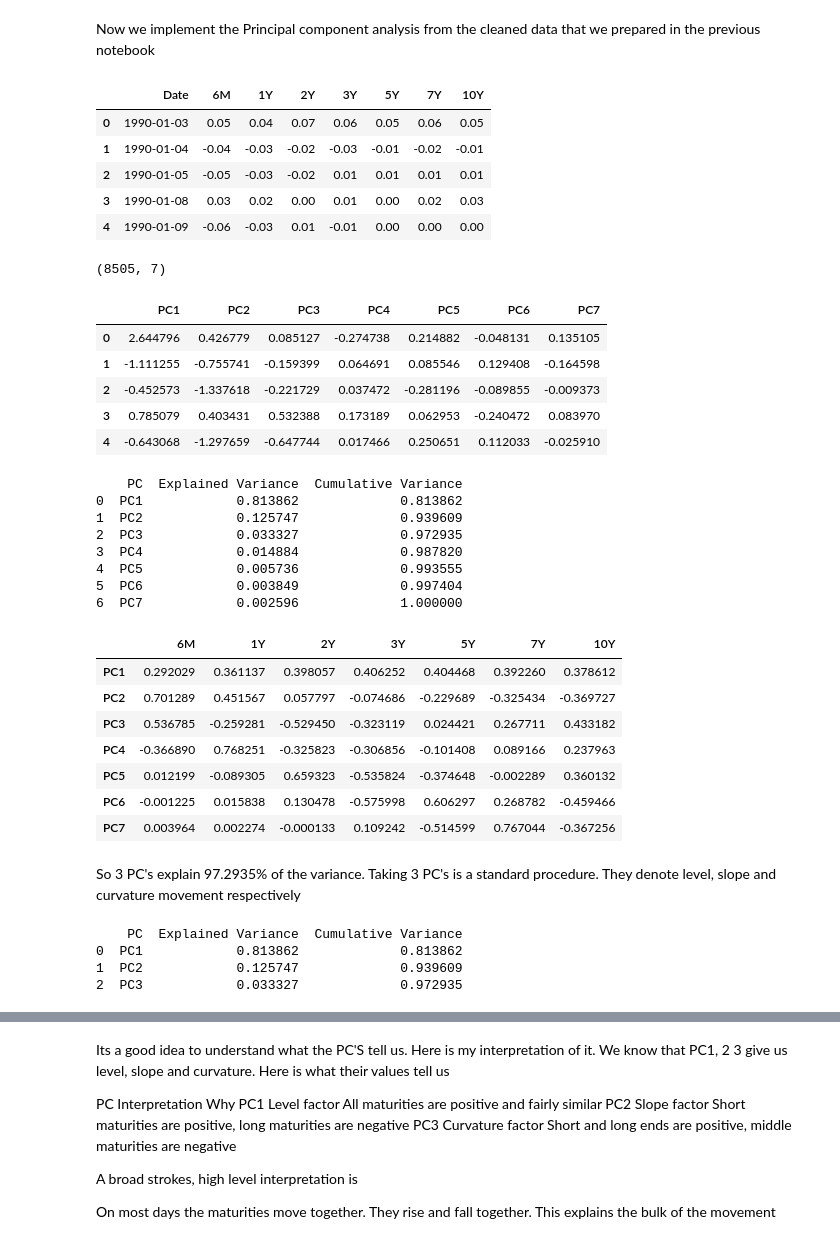
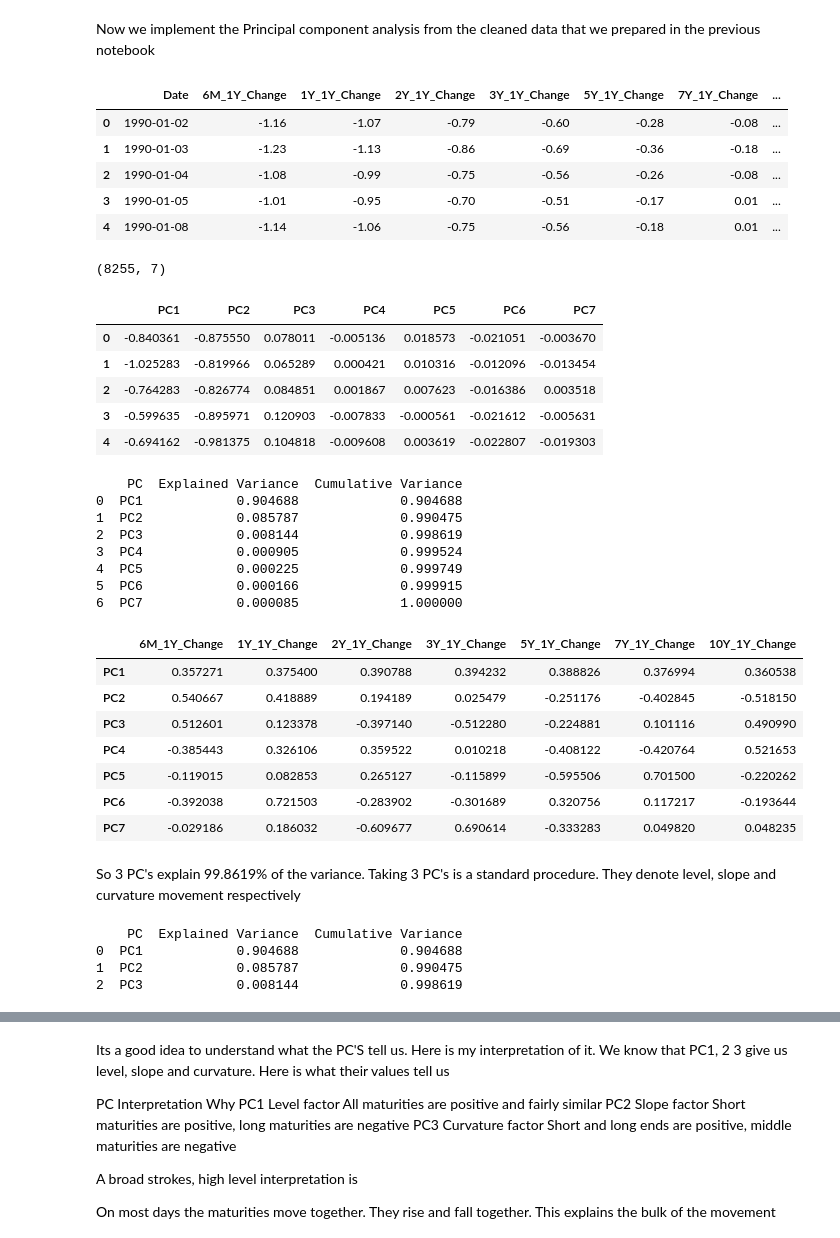
Before and after one commit to Pijon28/pca-vasicek-yield-sim, a Jupyter notebook: notebooks/02_PCA.ipynb, the cells around one changed output, grey strips where cells are left out. Cells and saved outputs as stored; diff of their text form; code cells hidden in the pictures.

```diff
--- a/notebooks/02_PCA.ipynb
+++ b/notebooks/02_PCA.ipynb
@@ -12,15 +12,16 @@ import matplotlib.pyplot as plt
 from sklearn.linear_model import LinearRegression
 from scipy.stats import norm
 # %%
-df=pd.read_csv('../data/processed/cleaned_yield_changes.csv')
+#df=pd.read_csv('../data/processed/cleaned_yield_changes.csv')
+df=pd.read_csv('../data/processed/annual_rolling_changes.csv')
 df.head()
 # %% [output]
-|  | Date | 6M | 1Y | 2Y | 3Y | 5Y | 7Y | 10Y |
-| 0 | 1990-01-03 | 0.05 | 0.04 | 0.07 | 0.06 | 0.05 | 0.06 | 0.05 |
-| 1 | 1990-01-04 | -0.04 | -0.03 | -0.02 | -0.03 | -0.01 | -0.02 | -0.01 |
-| 2 | 1990-01-05 | -0.05 | -0.03 | -0.02 | 0.01 | 0.01 | 0.01 | 0.01 |
-| 3 | 1990-01-08 | 0.03 | 0.02 | 0.00 | 0.01 | 0.00 | 0.02 | 0.03 |
-| 4 | 1990-01-09 | -0.06 | -0.03 | 0.01 | -0.01 | 0.00 | 0.00 | 0.00 |
+|  | Date | 6M_1Y_Change | 1Y_1Y_Change | 2Y_1Y_Change | 3Y_1Y_Change | 5Y_1Y_Change | 7Y_1Y_Change | ... |
+| 0 | 1990-01-02 | -1.16 | -1.07 | -0.79 | -0.60 | -0.28 | -0.08 | ... |
+| 1 | 1990-01-03 | -1.23 | -1.13 | -0.86 | -0.69 | -0.36 | -0.18 | ... |
+| 2 | 1990-01-04 | -1.08 | -0.99 | -0.75 | -0.56 | -0.26 | -0.08 | ... |
+| 3 | 1990-01-05 | -1.01 | -0.95 | -0.70 | -0.51 | -0.17 | 0.01 | ... |
+| 4 | 1990-01-08 | -1.14 | -1.06 | -0.75 | -0.56 | -0.18 | 0.01 | ... |
 # %%
 #We will have to drop the date column as it is not a numerical value and will not be used in the PCA. We will also have to standardize the data before applying PCA.
 
@@ -49,13 +50,13 @@ pca_results2=pd.DataFrame(pca_results,
 print(pca_results.shape)
 pca_results2.head()
 # %% [output]
-(8505, 7)
+(8255, 7)
 |  | PC1 | PC2 | PC3 | PC4 | PC5 | PC6 | PC7 |
-| 0 | 2.644796 | 0.426779 | 0.085127 | -0.274738 | 0.214882 | -0.048131 | 0.135105 |
-| 1 | -1.111255 | -0.755741 | -0.159399 | 0.064691 | 0.085546 | 0.129408 | -0.164598 |
-| 2 | -0.452573 | -1.337618 | -0.221729 | 0.037472 | -0.281196 | -0.089855 | -0.009373 |
-| 3 | 0.785079 | 0.403431 | 0.532388 | 0.173189 | 0.062953 | -0.240472 | 0.083970 |
-| 4 | -0.643068 | -1.297659 | -0.647744 | 0.017466 | 0.250651 | 0.112033 | -0.025910 |
+| 0 | -0.840361 | -0.875550 | 0.078011 | -0.005136 | 0.018573 | -0.021051 | -0.003670 |
+| 1 | -1.025283 | -0.819966 | 0.065289 | 0.000421 | 0.010316 | -0.012096 | -0.013454 |
+| 2 | -0.764283 | -0.826774 | 0.084851 | 0.001867 | 0.007623 | -0.016386 | 0.003518 |
+| 3 | -0.599635 | -0.895971 | 0.120903 | -0.007833 | -0.000561 | -0.021612 | -0.005631 |
+| 4 | -0.694162 | -0.981375 | 0.104818 | -0.009608 | 0.003619 | -0.022807 | -0.019303 |
 # %%
 # Now we see some key stats
 
@@ -77,23 +78,23 @@ loadings_df = pd.DataFrame(
 loadings_df
 # %% [output]
     PC  Explained Variance  Cumulative Variance
-0  PC1            0.813862             0.813862
-1  PC2            0.125747             0.939609
-2  PC3            0.033327             0.972935
-3  PC4            0.014884             0.987820
-4  PC5            0.005736             0.993555
-5  PC6            0.003849             0.997404
-6  PC7            0.002596             1.000000
+0  PC1            0.904688             0.904688
+1  PC2            0.085787             0.990475
+2  PC3            0.008144             0.998619
+3  PC4            0.000905             0.999524
+4  PC5            0.000225             0.999749
+5  PC6            0.000166             0.999915
+6  PC7            0.000085             1.000000
-|  | 6M | 1Y | 2Y | 3Y | 5Y | 7Y | 10Y |
-| PC1 | 0.292029 | 0.361137 | 0.398057 | 0.406252 | 0.404468 | 0.392260 | 0.378612 |
-| PC2 | 0.701289 | 0.451567 | 0.057797 | -0.074686 | -0.229689 | -0.325434 | -0.369727 |
-| PC3 | 0.536785 | -0.259281 | -0.529450 | -0.323119 | 0.024421 | 0.267711 | 0.433182 |
-| PC4 | -0.366890 | 0.768251 | -0.325823 | -0.306856 | -0.101408 | 0.089166 | 0.237963 |
-| PC5 | 0.012199 | -0.089305 | 0.659323 | -0.535824 | -0.374648 | -0.002289 | 0.360132 |
-| PC6 | -0.001225 | 0.015838 | 0.130478 | -0.575998 | 0.606297 | 0.268782 | -0.459466 |
-| PC7 | 0.003964 | 0.002274 | -0.000133 | 0.109242 | -0.514599 | 0.767044 | -0.367256 |
+|  | 6M_1Y_Change | 1Y_1Y_Change | 2Y_1Y_Change | 3Y_1Y_Change | 5Y_1Y_Change | 7Y_1Y_Change | 10Y_1Y_Change |
+| PC1 | 0.357271 | 0.375400 | 0.390788 | 0.394232 | 0.388826 | 0.376994 | 0.360538 |
+| PC2 | 0.540667 | 0.418889 | 0.194189 | 0.025479 | -0.251176 | -0.402845 | -0.518150 |
+| PC3 | 0.512601 | 0.123378 | -0.397140 | -0.512280 | -0.224881 | 0.101116 | 0.490990 |
+| PC4 | -0.385443 | 0.326106 | 0.359522 | 0.010218 | -0.408122 | -0.420764 | 0.521653 |
+| PC5 | -0.119015 | 0.082853 | 0.265127 | -0.115899 | -0.595506 | 0.701500 | -0.220262 |
+| PC6 | -0.392038 | 0.721503 | -0.283902 | -0.301689 | 0.320756 | 0.117217 | -0.193644 |
+| PC7 | -0.029186 | 0.186032 | -0.609677 | 0.690614 | -0.333283 | 0.049820 | 0.048235 |
 # %% [markdown]
-So 3 PC's explain 97.2935% of the variance. Taking 3 PC's is a standard procedure. They denote level, slope and curvature movement respectively
+So 3 PC's explain 99.8619% of the variance. Taking 3 PC's is a standard procedure. They denote level, slope and curvature movement respectively
 # %%
 #Now since we only need the first 3 pc's we re run the code setting the number of components to 3
 
@@ -111,9 +112,9 @@ explained_variance = pd.DataFrame({
 print(explained_variance)
 # %% [output]
     PC  Explained Variance  Cumulative Variance
-0  PC1            0.813862             0.813862
-1  PC2            0.125747             0.939609
-2  PC3            0.033327             0.972935
+0  PC1            0.904688             0.904688
+1  PC2            0.085787             0.990475
+2  PC3            0.008144             0.998619
 # %%
 #Our analysis holds true even with 3 PC's. We shouldn't expect anything different. This is a deterministic process. The PCA is a linear transformation and the first 3 PC's will always explain the same amount of variance regardless of how many PC's we choose to keep unless we change the data itself.
 
```
Also changed, not shown: parts of 8 cells of this notebook, 3 other files.
